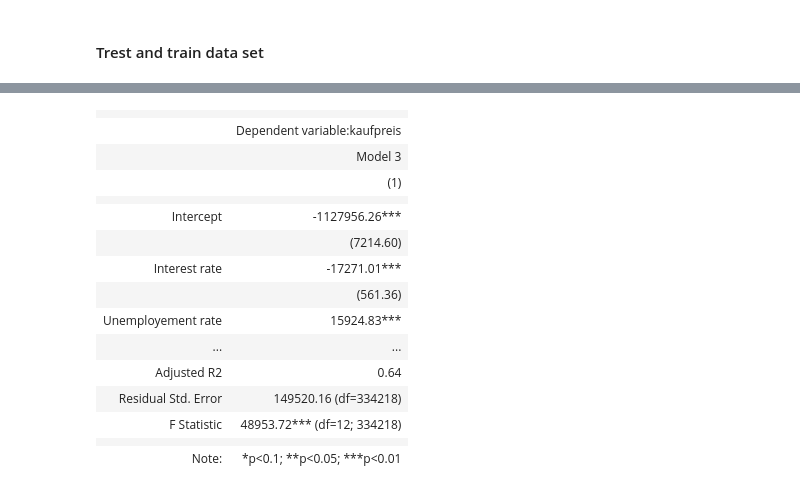
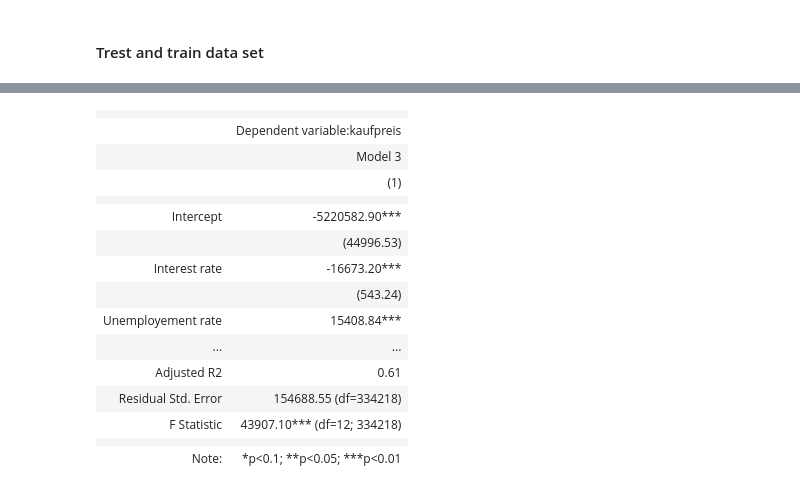
Before and after one commit to pvseydlitz/BachelorThesis, a Jupyter notebook: regression_wk_cities.ipynb, the cells around one changed output, grey strips where cells are left out. Saved outputs shown, nothing was run; the diff lists cells and outputs as text; code cells hidden in the pictures.

```diff
--- a/regression_wk_cities.ipynb
+++ b/regression_wk_cities.ipynb
@@ -77,6 +78,7 @@ df_characteristics = df_characteristics[(df_characteristics['badezimmer'] > 0) &
 df_characteristics = df_characteristics[df_characteristics['wohnflaeche'].notna()]
 df_characteristics['wohnflaeche'] = pd.to_numeric(df_characteristics['wohnflaeche'])
 df_characteristics = df_characteristics[(df_characteristics['wohnflaeche'] > 0) & (df_characteristics['wohnflaeche'] < 5000)]
+df_characteristics['wohnflaeche'] = np.log(df_characteristics['wohnflaeche'])
 
 df_characteristics = df_characteristics[~df_characteristics['objektzustand'].str.contains("Not specified")]
 df_characteristics = df_characteristics[~df_characteristics['objektzustand'].str.contains("By arrangement")]
@@ -520,6 +506,10 @@ df_gdp_per_capita.drop(columns=['Jahr', 'rowIndex'], axis=1, inplace=True)
 
 df_original = pd.merge(df_original, df_gdp_per_capita, how="inner", on="date_month")
 
+df_original['disposable_income'] = np.log(df_original['disposable_income'])
+df_original['Baugenehmigungen'] = np.log(df_original['Baugenehmigungen'])
+df_original['BIP_pro_kopf'] = np.log(df_original['BIP_pro_kopf'])
+
 filepath = Path('./Data/Cleaned-Datasets/WK_macro_factors_cleaned.csv')
 df_original.to_csv(filepath)
 
@@ -674,41 +653,41 @@ ls=sm.OLS(y_train,X_train_Sm).fit()
 # %%
 stargazer_tab = Stargazer([ls])
 stargazer_tab.custom_columns('Model 3')
 stargazer_tab.significant_digits(2)
 stargazer_tab.covariate_order(['const', 'interest_rate', 'Erwerbslosenquote', 'disposable_income', 'housing_construction_investment', 'Baugenehmigungen', 'age', 'wohnflaeche', 'zimmeranzahl', 'schlafzimmer', 'badezimmer', 'aufzug', 'objektzustand'])
 stargazer_tab.rename_covariates({
     'interest_rate': 'Interest rate',
     'Erwerbslosenquote': 'Unemployement rate',
     'const': 'Intercept',
     'disposable_income': 'Disposable income',
     'housing_construction_investment': 'Investment in housing construction as percentage of BIP',
     'Baugenehmigungen': 'Number of construction permissions',
     'transactions': 'Number of transactions',
     'age': 'Age',
     'badezimmer': 'Number of bathrooms',
     'const': 'Intercept',
     'objektzustand': 'Object condition',
     'aufzug': 'Elevator',
     'schlafzimmer': 'Number of bedrooms',
     'wohnflaeche': 'Living space',
     'zimmeranzahl': 'Number of rooms'
     })
-open('./Regression-Output/regression-3_wk_cities.tex', 'w').write(stargazer_tab.render_latex())
+#open('./Regression-Output/regression-3_wk_cities.tex', 'w').write(stargazer_tab.render_latex())
 stargazer_tab
 # %% [output]
 |  |  |
 |  | Dependent variable:kaufpreis |
 |  | Model 3 |
 |  | (1) |
 |  |  |
-| Intercept | -1127956.26*** |
-|  | (7214.60) |
-| Interest rate | -17271.01*** |
-|  | (561.36) |
-| Unemployement rate | 15924.83*** |
+| Intercept | -5220582.90*** |
+|  | (44996.53) |
+| Interest rate | -16673.20*** |
+|  | (543.24) |
+| Unemployement rate | 15408.84*** |
 | ... | ... |
-| Adjusted R2 | 0.64 |
-| Residual Std. Error | 149520.16 (df=334218) |
-| F Statistic | 48953.72*** (df=12; 334218) |
+| Adjusted R2 | 0.61 |
+| Residual Std. Error | 154688.55 (df=334218) |
+| F Statistic | 43907.10*** (df=12; 334218) |
 |  |  |
 | Note: | *p<0.1; **p<0.05; ***p<0.01 |
```
Also changed, not shown: parts of 12 cells of this notebook, 10 other files.
